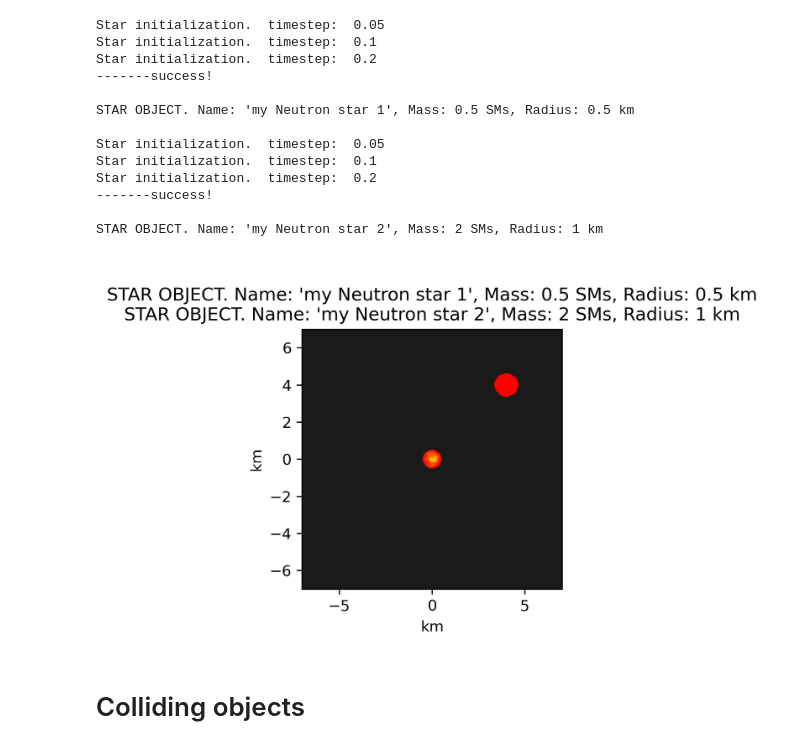
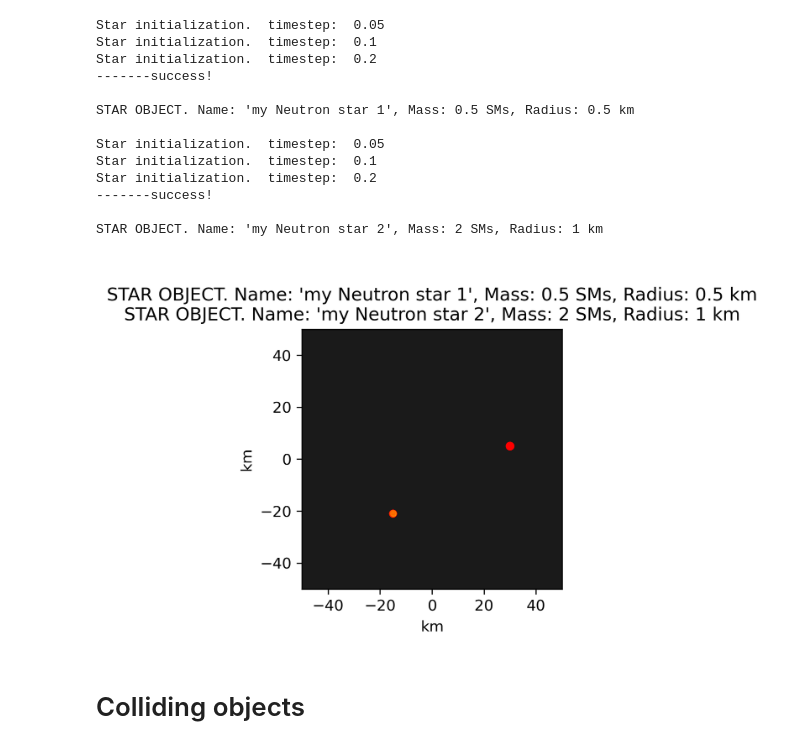
Before and after one commit to ETVincent/spring_23_computational, a Jupyter notebook: Neutron_Star_SPH_main_Apr17.ipynb, the cells around one changed output. Cells and saved outputs as stored; diff of their text form; code cells hidden in the pictures.

```diff
--- a/Neutron_Star_SPH_main_Apr17.ipynb
+++ b/Neutron_Star_SPH_main_Apr17.ipynb
@@ -261,7 +261,7 @@ class NS:
     def __str__(self):
         return "\nSTAR OBJECT. Name: '" + self.tag + "', Mass: " + str(self.mass) + " SMs, "+ "Radius: " + str(self.radius*self.radius_unit) + " km"
 
-    def update(self, pos_array, vel_array, acc_array):
+    def update_motion(self, pos_array, vel_array, acc_array):
         """ This function will update the positions of the points for one timestep
         based on the force acting on the center of gravity of the star.
 
@@ -277,32 +277,30 @@ class NS:
 
         return None
 
-    def getposition(self):
+    def get_position(self):
         """
         This function returns the star's position.
 
         """
         return self.pos
 
-    def getvelocity(self):
+    def get_velocity(self):
         """
         This function returns the star's velocity.
 
         """
         return self.vel
 
-    def getacceleration(self):
+    def get_mass(self):
         """
-        This function returns the star's acceleration.
+        This function returns the star's overall mass .
 
         """
-        return self.acc
+        return self.mass
 
 
 
-
-
-def plot(stars,x_lim = 50, y_lim = 50,fig_size=(4,5), dpi_ = 300, gridspecs=[3,1], fig=None, ax=None, density_plot = False):
+def plot(stars, com, x_lim = 50, y_lim = 50,fig_size=(4,5), dpi_ = 300, gridspecs=[3,1], fig=None, ax=None, density_plot = False):
     """ Takes in any number of stas and plots their points. """
     if fig == None:
         fig = plt.figure(figsize=fig_size, dpi=dpi_)
@@ -321,7 +319,7 @@ def plot(stars,x_lim = 50, y_lim = 50,fig_size=(4,5), dpi_ = 300, gridspecs=[3,1
     title = ""
     for i in range(len(stars)):
         star = stars[i]
-        pos = star.pos + i*4 # shifted the positions of the second star...
+        pos = star.pos[:] + com[i] # shifted the positions of the second star...
         rho = star.rho
         cval = np.minimum((rho-3)/3,1).flatten()
         plt.scatter(pos[:,0],pos[:,1], c=cval, cmap=plt.cm.autumn, s=10, alpha=0.5)
@@ -370,10 +368,11 @@ STAR OBJECT. Name: 'my Neutron star 2', Mass: 2 SMs, Radius: 1 km
 # %%
 ns1 = [myNS]
 ns2 = [myNS2]
 both = [myNS, myNS2]
-plot(both, 7,7)
+com = [pos_obj1, pos_obj2]
+plot(both, com)
 # %% [output]
-[figure, old version]
+[figure, new version]
 # %% [markdown]
 # Colliding objects
 # %%
```
Also changed, not shown: parts of 2 cells of this notebook.
